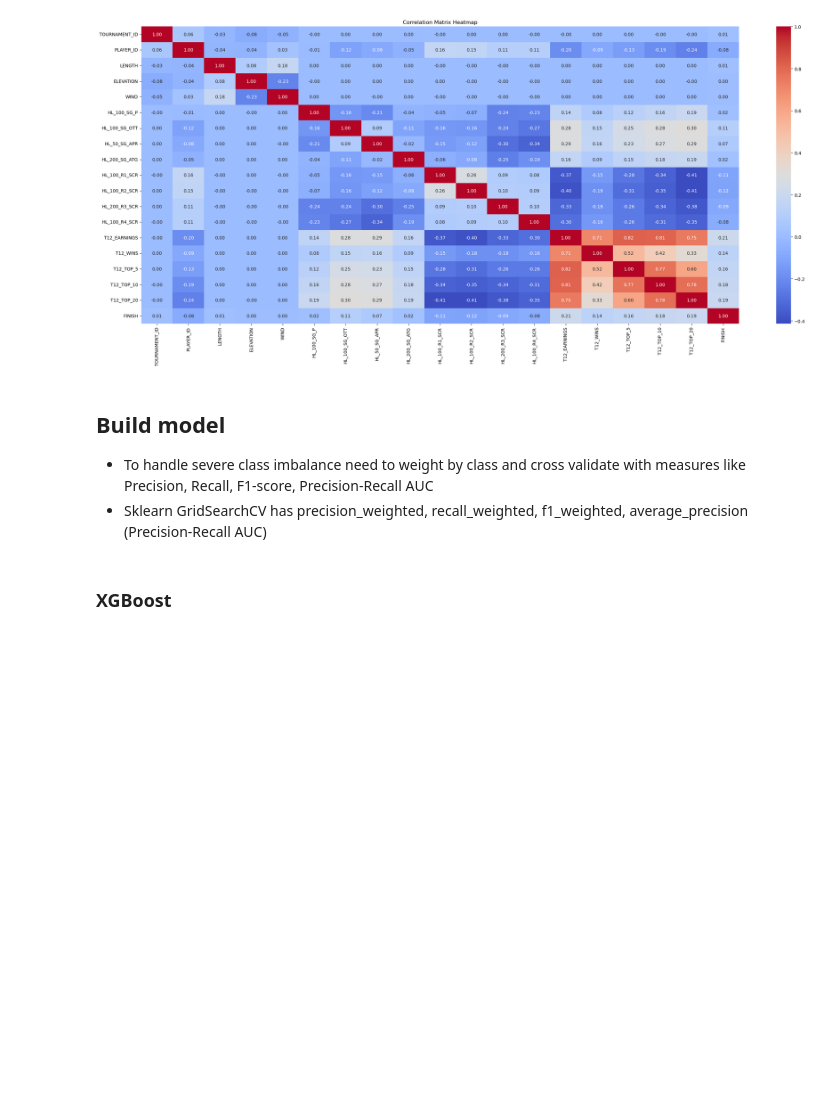
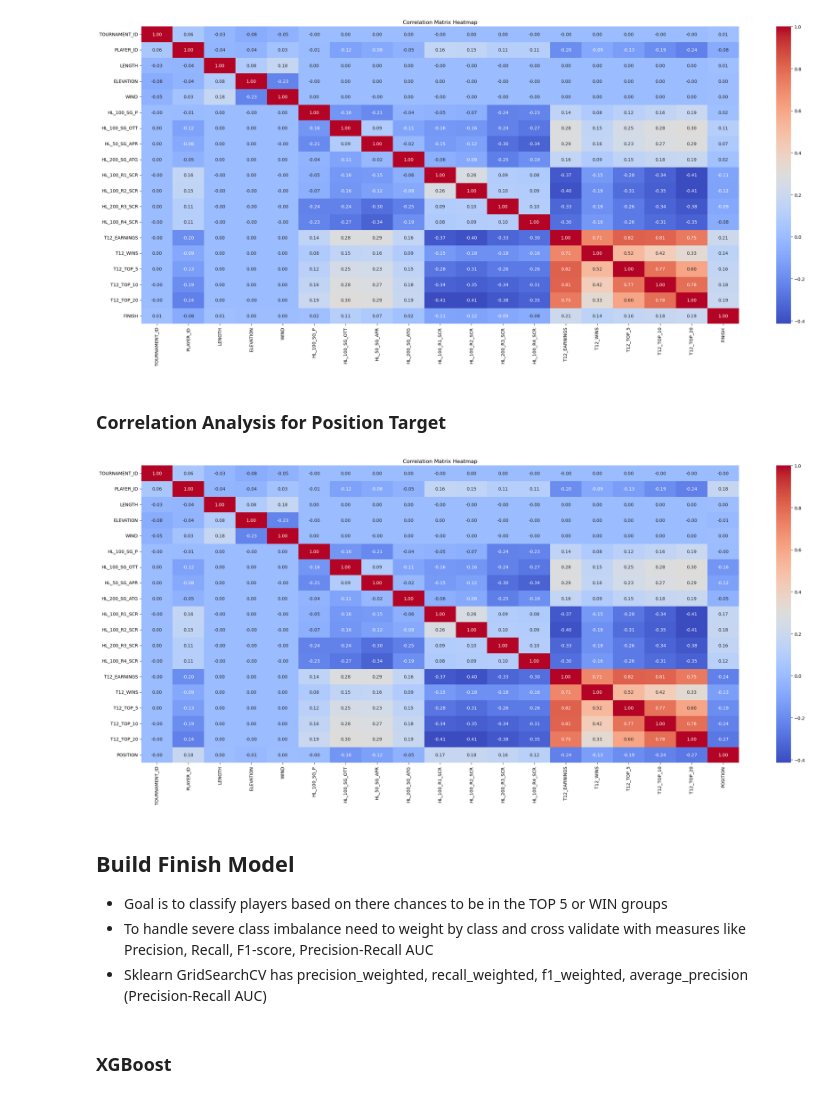
Before and after one commit to nickospelt/PGA_Score_Predictor, a Jupyter notebook: Model Development/tournament_winner_classification.ipynb, the cells around one changed output. Saved outputs shown, nothing was run; the diff lists cells and outputs as text; code cells hidden in the pictures; blank space fills up the shorter version.

```diff
--- a/Model Development/tournament_winner_classification.ipynb
+++ b/Model Development/tournament_winner_classification.ipynb
@@ -89,8 +109,25 @@ plt.title("Correlation Matrix Heatmap")
 plt.show()
 # %% [output]
 [figure]
+# %% [markdown]
+### Correlation Analysis for Position Target
+# %%
+features_and_target = features.copy()
+features_and_target.append(position_target)
+
+# Compute correlation matrix
+correlation_matrix = df[features_and_target].corr()
+
+# Visualize the correlation matrix as a heatmap
+plt.figure(figsize=(30, 12))
+sns.heatmap(correlation_matrix, annot=True, cmap="coolwarm", fmt=".2f")
+plt.title("Correlation Matrix Heatmap")
+plt.show()
+# %% [output]
+[figure, added]
 # %% [markdown]
-## Build model
+## Build Finish Model
+- Goal is to classify players based on there chances to be in the TOP 5 or WIN groups
 - To handle severe class imbalance need to weight by class and cross validate with measures like Precision, Recall, F1-score, Precision-Recall AUC
 - Sklearn GridSearchCV has precision_weighted, recall_weighted, f1_weighted, average_precision (Precision-Recall AUC)
 # %% [markdown]
```
Also changed, not shown: parts of 11 cells of this notebook, 4 other files.
